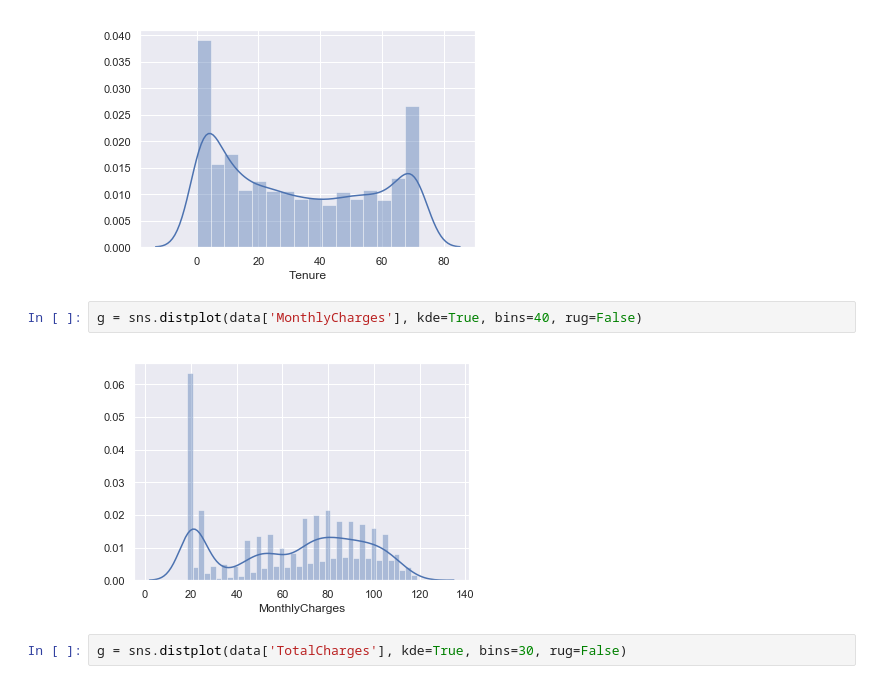
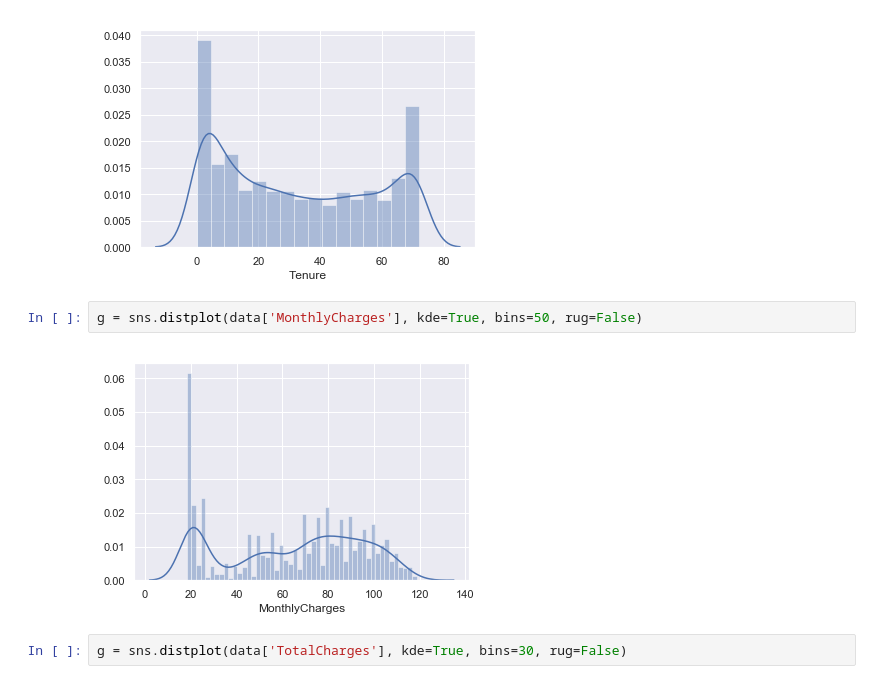
Before and after one commit to MichaellaSVK/WDA, a Jupyter notebook: Zadanie/notebook/Zadanie.ipynb, the cells around one changed output. Cells and saved outputs as stored; diff of their text form.

```diff
--- a/Zadanie/notebook/Zadanie.ipynb
+++ b/Zadanie/notebook/Zadanie.ipynb
@@ -78,9 +78,9 @@ g = sns.distplot(data['Tenure'])
 # %% [output]
 [figure]
 # %%
-g = sns.distplot(data['MonthlyCharges'], kde=True, bins=40, rug=False)
+g = sns.distplot(data['MonthlyCharges'], kde=True, bins=50, rug=False)
 # %% [output]
-[figure, old version]
+[figure, new version]
 # %%
 g = sns.distplot(data['TotalCharges'], kde=True, bins=30, rug=False)
 # %% [output]
```
Also changed, not shown: parts of 10 cells of this notebook, 1 other file.
